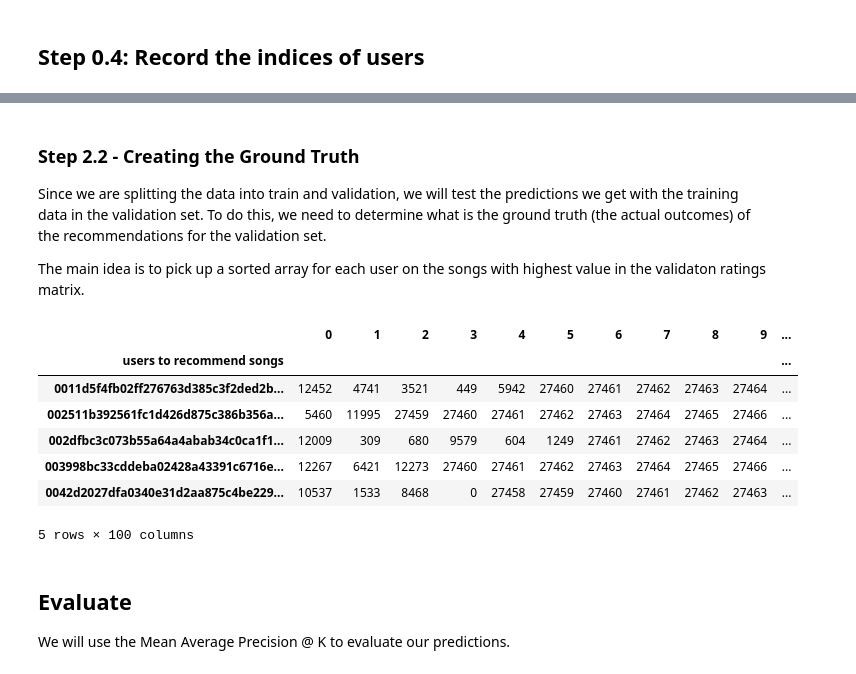
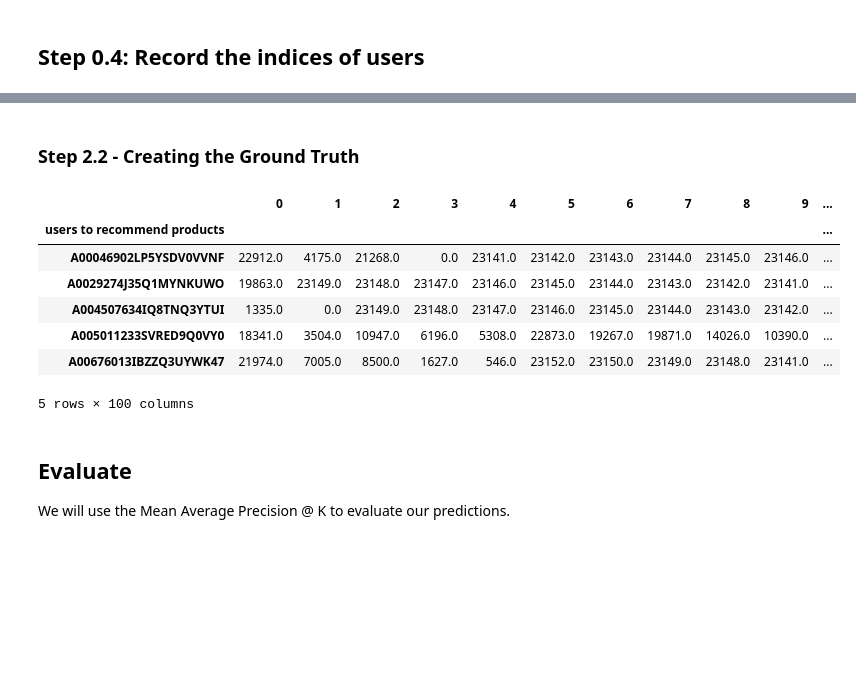
Before and after one commit to snovaisg/LastHackathon-LDSA-Batch3, a Jupyter notebook: Mayra.ipynb, the cells around one changed output, grey strips where cells are left out. Cells and saved outputs as stored; diff of their text form; code cells hidden in the pictures; blank space fills up the shorter version.

```diff
--- a/Mayra.ipynb
+++ b/Mayra.ipynb
@@ -204,7 +209,7 @@ def get_unique_users(data):
         unique_users (pd.DataFrame): DataFrame of one column with unique users in training data.
 
     """
-    return pd.DataFrame(np.unique(data.iloc[:, 0].values), columns=["users to recommend products"])
+    return pd.DataFrame(np.unique(data.iloc[:, 1].values), columns=["users to recommend products"])
 
 
 unique_users_training_data = get_unique_users(data)
@@ -269,12 +255,12 @@ To split into train and validation, we undersample the original list of ratings
 # %%
 def make_ratings(data: pd.DataFrame, shape: tuple = None) -> csr_matrix:
-    """Creates the ratings matrix of listening history with optional shape
+    """Creates the ratings matrix of reviews history with optional shape
 
     2nd version of the make_ratings which handles the previous TODO.
-    Creates the ratings matrix from the listening history imported using the read_users_history() method.
+    Creates the ratings matrix from the reviews history imported using the read_users_history() method.
 
     Args:
-        data (pd.DataFrame):  Listening history for the users.
+        data (pd.DataFrame):  Reviews history for the users.
         shape (tuple): The overall (n_users, n_items) shape desired for the matrix.
                        If None, define the shape with the (n_users, n_items) from data argument.
 
@@ -302,13 +288,13 @@ R
 # %%
-# Percentage of listening history used for validation.
+# Percentage of reviews history used for validation.
 test_size = 0.2
 
 def make_train_val_split(data: pd.DataFrame, test_size : float = 0.2, shape: tuple = None):
     """Split the data into train and validation and returns the ratings matrixes accordingly.
 
     Args:
-        data (pd.DataFrame): Listening history for the users.
-        test_size (float): Percentage of listening history used for validation.
+        data (pd.DataFrame): Reviews history for the users.
+        test_size (float): Percentage of reviews history used for validation.
         shape (tuple): The overall (n_users, n_items) shape desired for the matrix.
                        If None, define the shape with the (n_users, n_items) from 'data' argument.
 
@@ -462,36 +442,33 @@ dict(list(non_pers_dict.items())[0:1])
-# %% [markdown]
-### Step 2.2 - Creating the Ground Truth
-Since we are splitting the data into train and validation, we will test the predictions we get with the training data in the validation set. To do this, we need to determine what is the ground truth (the actual outcomes) of the recommendations for the validation set.
-
-The main idea is to pick up a sorted array for each user on the songs with highest value in the validaton ratings matrix.
+# %% [markdown]
+### Step 2.2 - Creating the Ground Truth
 # %%
 def get_y_true(R_val_, users_to_pred, n=100):
     """Get the ground truth (best recommendations) of the users in the validation set.
 
     Args:
         R_val_ (csr_matrix): Validation set ratings matrix.
         n (int): Number of top-n items.
 
     Returns:
         y_true_df (pd.DataFrame): DataFrame which returns the y_true items.
 
     """
     top_from_R_val = pd.DataFrame(np.negative(R_val_).toarray().argsort()[:, :n])
     y_true_df = pd.concat([users_to_pred, top_from_R_val], axis=1)
-    y_true_df = y_true_df.set_index("users to recommend songs")
+    y_true_df = y_true_df.set_index("users to recommend products")
     return y_true_df
 
 
 y_true_df = get_y_true(ratings_val, unique_users_training_data, n=100)
 y_true_df.head()
 # %% [output]
 |  | 0 | 1 | 2 | 3 | 4 | 5 | 6 | 7 | 8 | 9 | ... |
-| users to recommend songs |  |  |  |  |  |  |  |  |  |  | ... |
-| 0011d5f4fb02ff276763d385c3f2ded2b... | 12452 | 4741 | 3521 | 449 | 5942 | 27460 | 27461 | 27462 | 27463 | 27464 | ... |
-| 002511b392561fc1d426d875c386b356a... | 5460 | 11995 | 27459 | 27460 | 27461 | 27462 | 27463 | 27464 | 27465 | 27466 | ... |
-| 002dfbc3c073b55a64a4abab34c0ca1f1... | 12009 | 309 | 680 | 9579 | 604 | 1249 | 27461 | 27462 | 27463 | 27464 | ... |
-| 003998bc33cddeba02428a43391c6716e... | 12267 | 6421 | 12273 | 27460 | 27461 | 27462 | 27463 | 27464 | 27465 | 27466 | ... |
-| 0042d2027dfa0340e31d2aa875c4be229... | 10537 | 1533 | 8468 | 0 | 27458 | 27459 | 27460 | 27461 | 27462 | 27463 | ... |
+| users to recommend products |  |  |  |  |  |  |  |  |  |  | ... |
+| A00046902LP5YSDV0VVNF | 22912.0 | 4175.0 | 21268.0 | 0.0 | 23141.0 | 23142.0 | 23143.0 | 23144.0 | 23145.0 | 23146.0 | ... |
+| A0029274J35Q1MYNKUWO | 19863.0 | 23149.0 | 23148.0 | 23147.0 | 23146.0 | 23145.0 | 23144.0 | 23143.0 | 23142.0 | 23141.0 | ... |
+| A004507634IQ8TNQ3YTUI | 1335.0 | 0.0 | 23149.0 | 23148.0 | 23147.0 | 23146.0 | 23145.0 | 23144.0 | 23143.0 | 23142.0 | ... |
+| A005011233SVRED9Q0VY0 | 18341.0 | 3504.0 | 10947.0 | 6196.0 | 5308.0 | 22873.0 | 19267.0 | 19871.0 | 14026.0 | 10390.0 | ... |
+| A00676013IBZZQ3UYWK47 | 21974.0 | 7005.0 | 8500.0 | 1627.0 | 546.0 | 23152.0 | 23150.0 | 23149.0 | 23148.0 | 23141.0 | ... |
 5 rows × 100 columns
 # %%
 # Create the dictionary with the ground truth.
```
Also changed, not shown: parts of 16 cells of this notebook.
